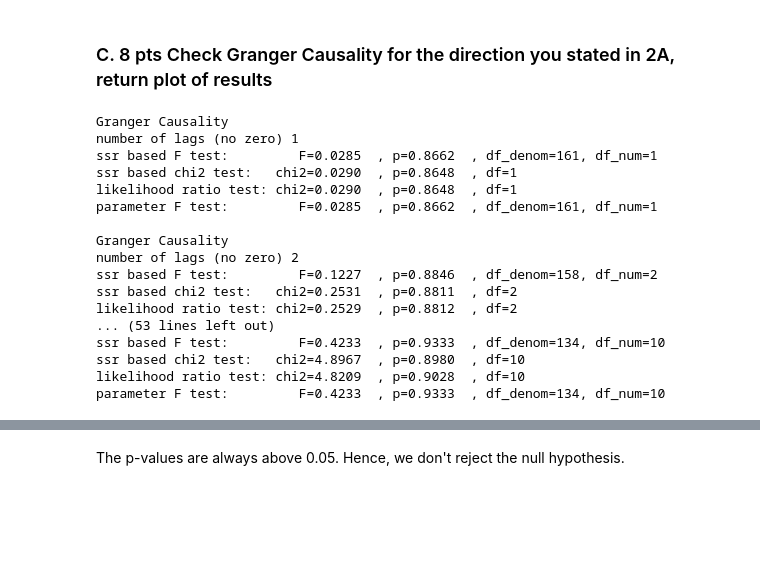
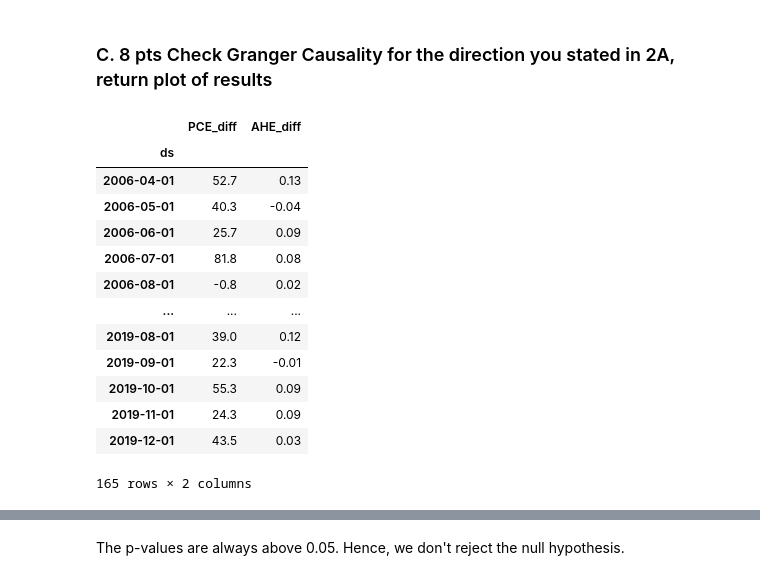
Before and after one commit to earnestsalgado/time-series-analysis_spr22, a Jupyter notebook: HW6/hw6_Antonia.ipynb, the cells around one changed output, grey strips where cells are left out. Saved outputs shown, nothing was run; the diff lists cells and outputs as text; code cells hidden in the pictures; blank space fills up the shorter version.

```diff
--- a/HW6/hw6_Antonia.ipynb
+++ b/HW6/hw6_Antonia.ipynb
@@ -240,23 +254,20 @@ def plot_Granger(granger_results, alpha=0.05):
 # %%
 from statsmodels.tsa.stattools import grangercausalitytests, q_stat
 
 data = df[['PCE_diff', 'AHE_diff' ]].dropna()
-granger_results = grangercausalitytests(data, maxlag=10, verbose=True)
+data
 # %% [output]
+|  | PCE_diff | AHE_diff |
+| ds |  |  |
+| 2006-04-01 | 52.7 | 0.13 |
+| 2006-05-01 | 40.3 | -0.04 |
+| 2006-06-01 | 25.7 | 0.09 |
+| 2006-07-01 | 81.8 | 0.08 |
+| 2006-08-01 | -0.8 | 0.02 |
+| ... | ... | ... |
+| 2019-08-01 | 39.0 | 0.12 |
+| 2019-09-01 | 22.3 | -0.01 |
+| 2019-10-01 | 55.3 | 0.09 |
+| 2019-11-01 | 24.3 | 0.09 |
+| 2019-12-01 | 43.5 | 0.03 |
-Granger Causality
-number of lags (no zero) 1
-ssr based F test:         F=0.0285  , p=0.8662  , df_denom=161, df_num=1
-ssr based chi2 test:   chi2=0.0290  , p=0.8648  , df=1
-likelihood ratio test: chi2=0.0290  , p=0.8648  , df=1
-parameter F test:         F=0.0285  , p=0.8662  , df_denom=161, df_num=1
-
-Granger Causality
-number of lags (no zero) 2
-ssr based F test:         F=0.1227  , p=0.8846  , df_denom=158, df_num=2
-ssr based chi2 test:   chi2=0.2531  , p=0.8811  , df=2
-likelihood ratio test: chi2=0.2529  , p=0.8812  , df=2
-... (53 lines left out)
-ssr based F test:         F=0.4233  , p=0.9333  , df_denom=134, df_num=10
-ssr based chi2 test:   chi2=4.8967  , p=0.8980  , df=10
-likelihood ratio test: chi2=4.8209  , p=0.9028  , df=10
-parameter F test:         F=0.4233  , p=0.9333  , df_denom=134, df_num=10
+165 rows × 2 columns
```
Also changed, not shown: parts of 15 cells of this notebook, 3 other files.
